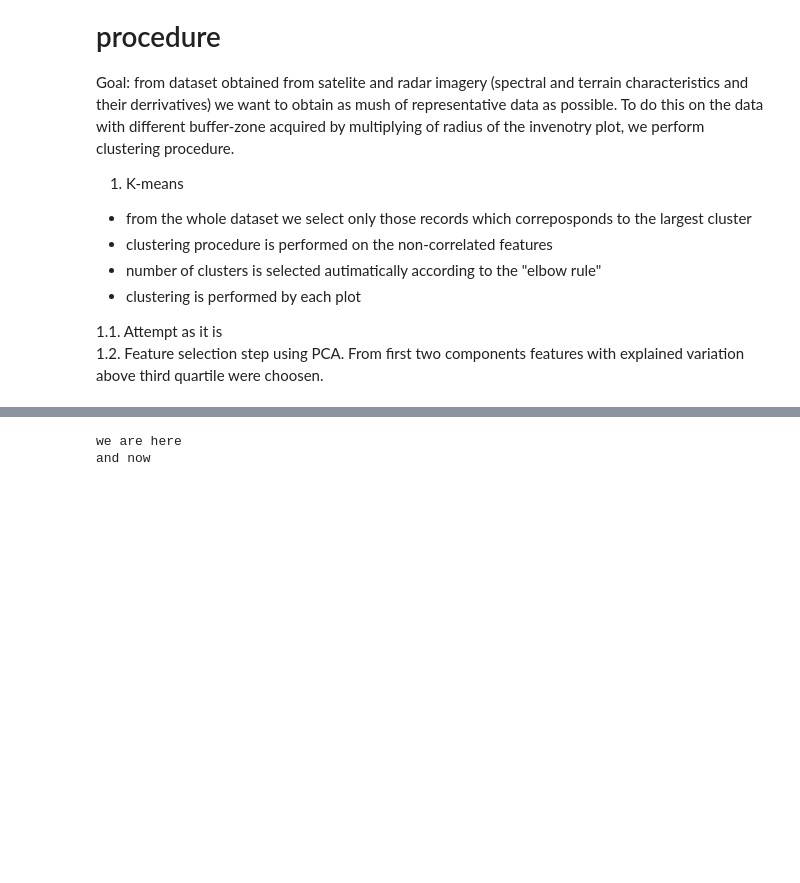
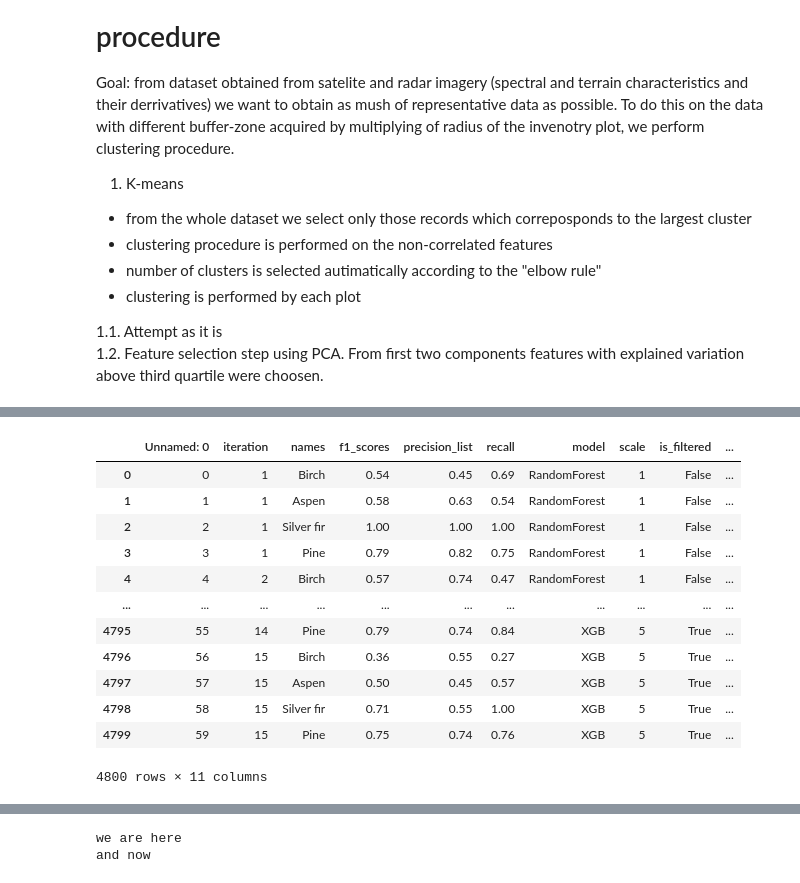
Before and after one commit to mishagrol/ForestMapping, a Jupyter notebook: notebooks/Clustering_step.ipynb, the cells around one changed output, grey strips where cells are left out. Cells and saved outputs as stored; diff of their text form; code cells hidden in the pictures; blank space fills up the shorter version.

```diff
--- a/notebooks/Clustering_step.ipynb
+++ b/notebooks/Clustering_step.ipynb
@@ -14,0 +44,16 @@ To do this on the data with different buffer-zone acquired by multiplying of rad
+# %%
+df
+# %% [output]
+|  | Unnamed: 0 | iteration | names | f1_scores | precision_list | recall | model | scale | is_filtered | ... |
+| 0 | 0 | 1 | Birch | 0.54 | 0.45 | 0.69 | RandomForest | 1 | False | ... |
+| 1 | 1 | 1 | Aspen | 0.58 | 0.63 | 0.54 | RandomForest | 1 | False | ... |
+| 2 | 2 | 1 | Silver fir | 1.00 | 1.00 | 1.00 | RandomForest | 1 | False | ... |
+| 3 | 3 | 1 | Pine | 0.79 | 0.82 | 0.75 | RandomForest | 1 | False | ... |
+| 4 | 4 | 2 | Birch | 0.57 | 0.74 | 0.47 | RandomForest | 1 | False | ... |
+| ... | ... | ... | ... | ... | ... | ... | ... | ... | ... | ... |
+| 4795 | 55 | 14 | Pine | 0.79 | 0.74 | 0.84 | XGB | 5 | True | ... |
+| 4796 | 56 | 15 | Birch | 0.36 | 0.55 | 0.27 | XGB | 5 | True | ... |
+| 4797 | 57 | 15 | Aspen | 0.50 | 0.45 | 0.57 | XGB | 5 | True | ... |
+| 4798 | 58 | 15 | Silver fir | 0.71 | 0.55 | 1.00 | XGB | 5 | True | ... |
+| 4799 | 59 | 15 | Pine | 0.75 | 0.74 | 0.76 | XGB | 5 | True | ... |
+4800 rows × 11 columns
```
Also changed, not shown: parts of 7 cells of this notebook, 2 other files.
